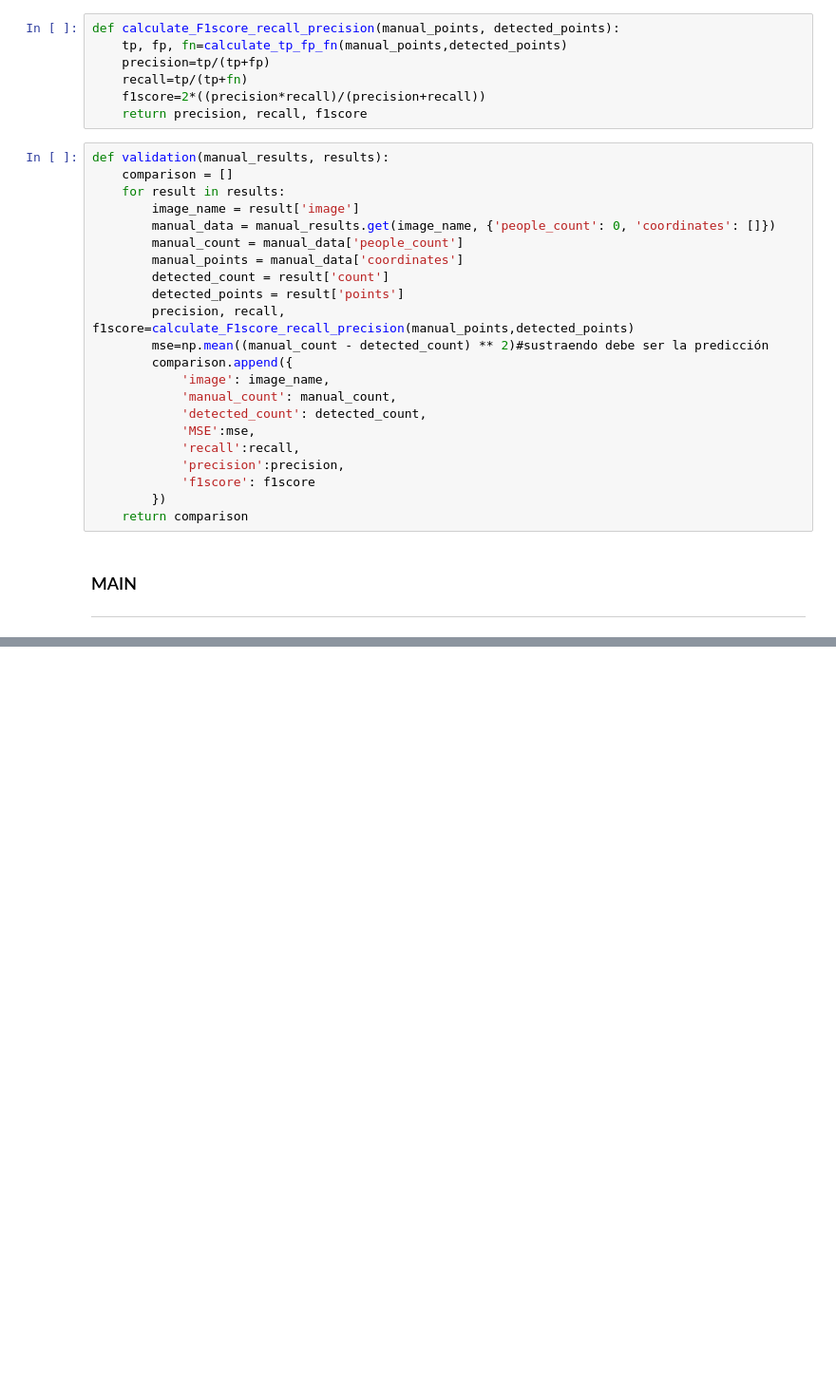
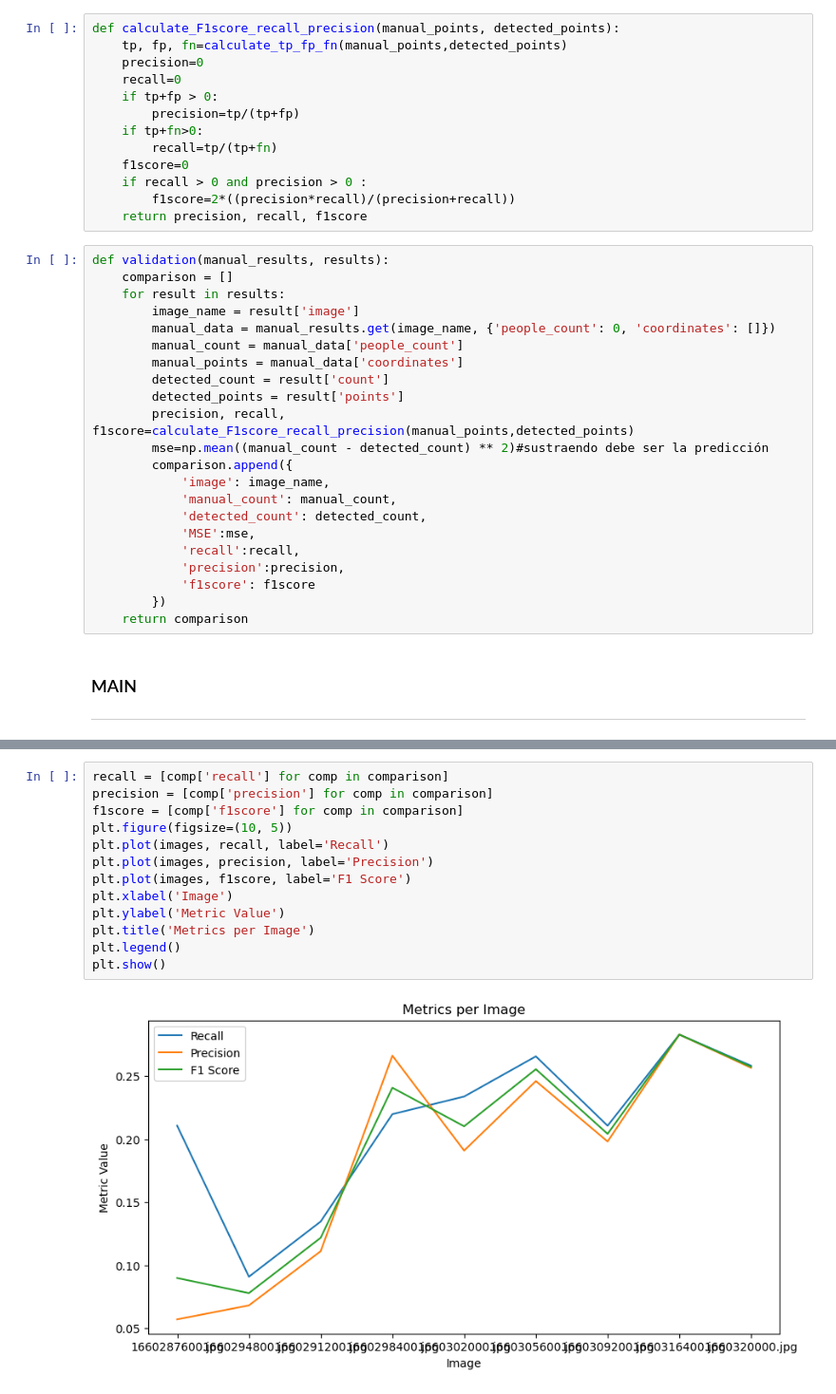
Before and after one commit to ufakz/crowd_counting, a Jupyter notebook: protoproject.ipynb, the cells around one changed output, grey strips where cells are left out. Shown: that part at 95% size. Saved outputs shown, nothing was run; the diff lists cells and outputs as text; blank space fills up the shorter version.

```diff
--- a/protoproject.ipynb
+++ b/protoproject.ipynb
@@ -232,9 +331,15 @@ F1 Score: It is the harmonic mean of accuracy and completeness, and is calculate
 # %%
 def calculate_F1score_recall_precision(manual_points, detected_points):
     tp, fp, fn=calculate_tp_fp_fn(manual_points,detected_points)
-    precision=tp/(tp+fp)
-    recall=tp/(tp+fn)
-    f1score=2*((precision*recall)/(precision+recall))
+    precision=0
+    recall=0
+    if tp+fp > 0:
+        precision=tp/(tp+fp)
+    if tp+fn>0:
+        recall=tp/(tp+fn)
+    f1score=0
+    if recall > 0 and precision > 0 :
+        f1score=2*((precision*recall)/(precision+recall))
     return precision, recall, f1score
 # %%
 def validation(manual_results, results):
@@ -298,0 +471,15 @@ Notes:
+# %%
+recall = [comp['recall'] for comp in comparison]
+precision = [comp['precision'] for comp in comparison]
+f1score = [comp['f1score'] for comp in comparison]
+plt.figure(figsize=(10, 5))
+plt.plot(images, recall, label='Recall')
+plt.plot(images, precision, label='Precision')
+plt.plot(images, f1score, label='F1 Score')
+plt.xlabel('Image')
+plt.ylabel('Metric Value')
+plt.title('Metrics per Image')
+plt.legend()
+plt.show()
+# %% [output]
+[figure, added]
```
Also changed, not shown: parts of 19 cells of this notebook.
